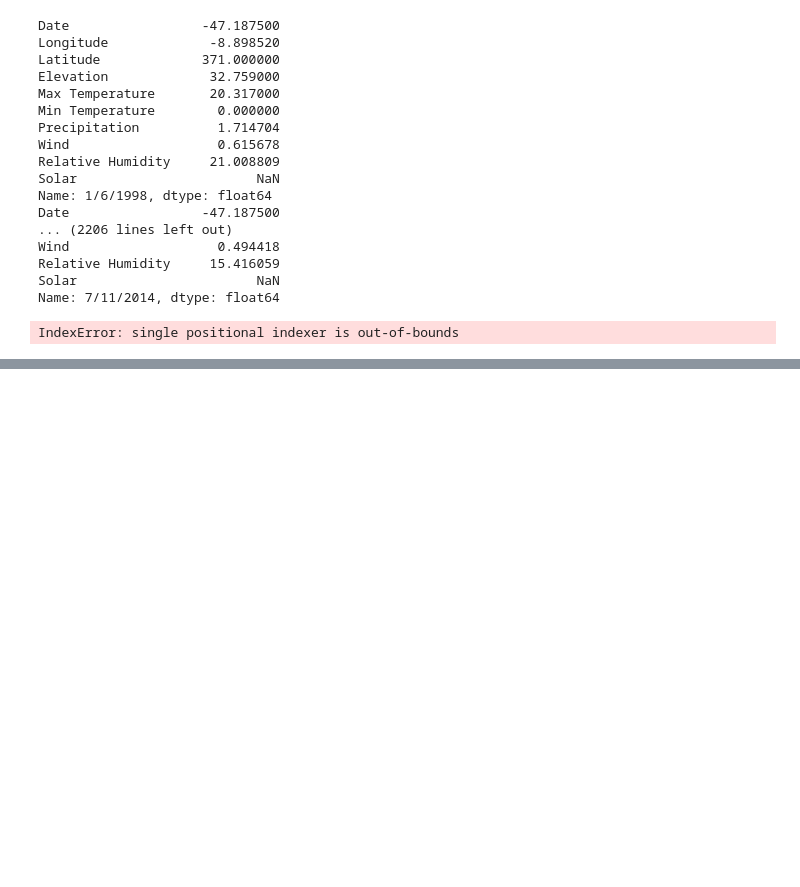
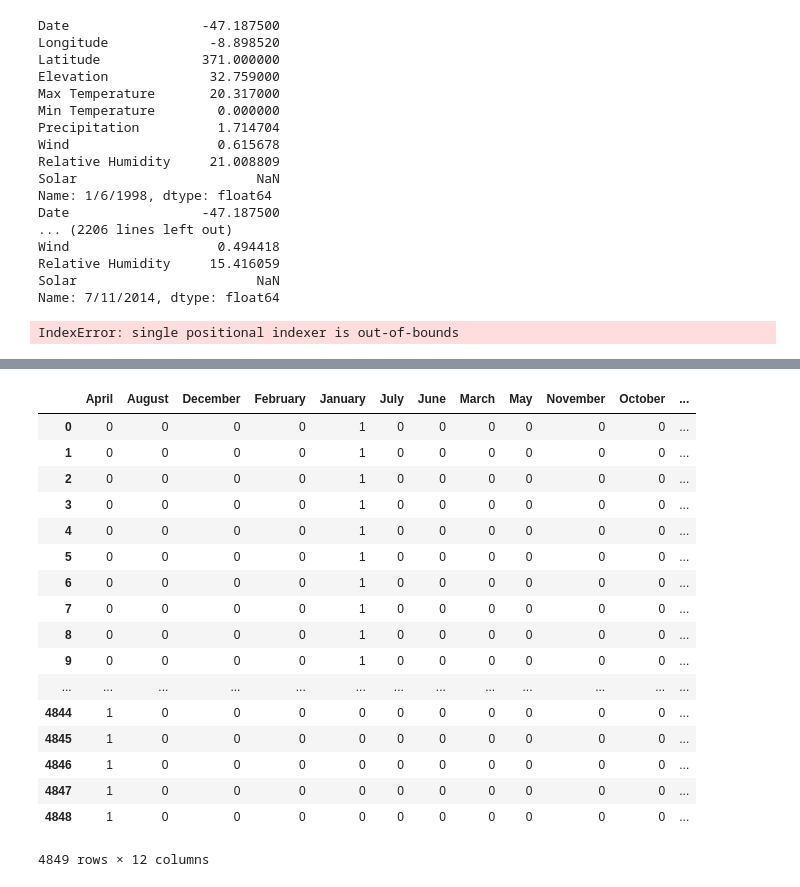
Before and after one commit to nidhic-13/amazonFires, a Jupyter notebook: Nidhi_Hackathon.ipynb, the cells around one changed output, grey strips where cells are left out. Cells and saved outputs as stored; diff of their text form; code cells hidden in the pictures; blank space fills up the shorter version.

```diff
--- a/Nidhi_Hackathon.ipynb
+++ b/Nidhi_Hackathon.ipynb
@@ -382,0 +776,2 @@ Edited_.to_csv("/Users/praveenkumar/amazonFires/Weather_Info/Tocantins/Updated_T
+# %%
+X=combineddata.loc[:,combineddata.columns!='Forest_Fire']
@@ -382,0 +802,4 @@ Edited_.to_csv("/Users/praveenkumar/amazonFires/Weather_Info/Tocantins/Updated_T
+# %%
+scale=StandardScaler()
+# %%
+X=scale.fit_transform(X)
@@ -382,0 +853,23 @@ Edited_.to_csv("/Users/praveenkumar/amazonFires/Weather_Info/Tocantins/Updated_T
+# %%
+Month_Encoded=pd.get_dummies(X.iloc[:,2])
+# %%
+Month_Encoded
+# %% [output]
+|  | April | August | December | February | January | July | June | March | May | November | October | ... |
+| 0 | 0 | 0 | 0 | 0 | 1 | 0 | 0 | 0 | 0 | 0 | 0 | ... |
+| 1 | 0 | 0 | 0 | 0 | 1 | 0 | 0 | 0 | 0 | 0 | 0 | ... |
+| 2 | 0 | 0 | 0 | 0 | 1 | 0 | 0 | 0 | 0 | 0 | 0 | ... |
+| 3 | 0 | 0 | 0 | 0 | 1 | 0 | 0 | 0 | 0 | 0 | 0 | ... |
+| 4 | 0 | 0 | 0 | 0 | 1 | 0 | 0 | 0 | 0 | 0 | 0 | ... |
+| 5 | 0 | 0 | 0 | 0 | 1 | 0 | 0 | 0 | 0 | 0 | 0 | ... |
+| 6 | 0 | 0 | 0 | 0 | 1 | 0 | 0 | 0 | 0 | 0 | 0 | ... |
+| 7 | 0 | 0 | 0 | 0 | 1 | 0 | 0 | 0 | 0 | 0 | 0 | ... |
+| 8 | 0 | 0 | 0 | 0 | 1 | 0 | 0 | 0 | 0 | 0 | 0 | ... |
+| 9 | 0 | 0 | 0 | 0 | 1 | 0 | 0 | 0 | 0 | 0 | 0 | ... |
+| ... | ... | ... | ... | ... | ... | ... | ... | ... | ... | ... | ... | ... |
+| 4844 | 1 | 0 | 0 | 0 | 0 | 0 | 0 | 0 | 0 | 0 | 0 | ... |
+| 4845 | 1 | 0 | 0 | 0 | 0 | 0 | 0 | 0 | 0 | 0 | 0 | ... |
+| 4846 | 1 | 0 | 0 | 0 | 0 | 0 | 0 | 0 | 0 | 0 | 0 | ... |
+| 4847 | 1 | 0 | 0 | 0 | 0 | 0 | 0 | 0 | 0 | 0 | 0 | ... |
+| 4848 | 1 | 0 | 0 | 0 | 0 | 0 | 0 | 0 | 0 | 0 | 0 | ... |
+4849 rows × 12 columns
```
Also changed, not shown: parts of 136 cells of this notebook, 14 other files.
